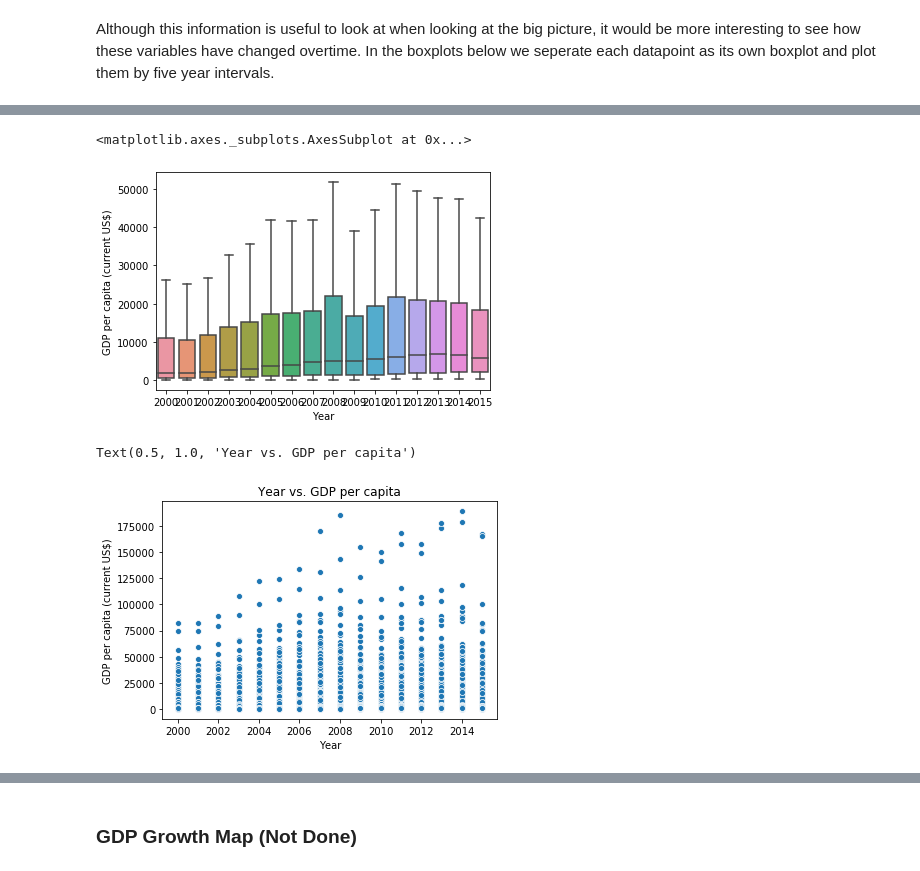
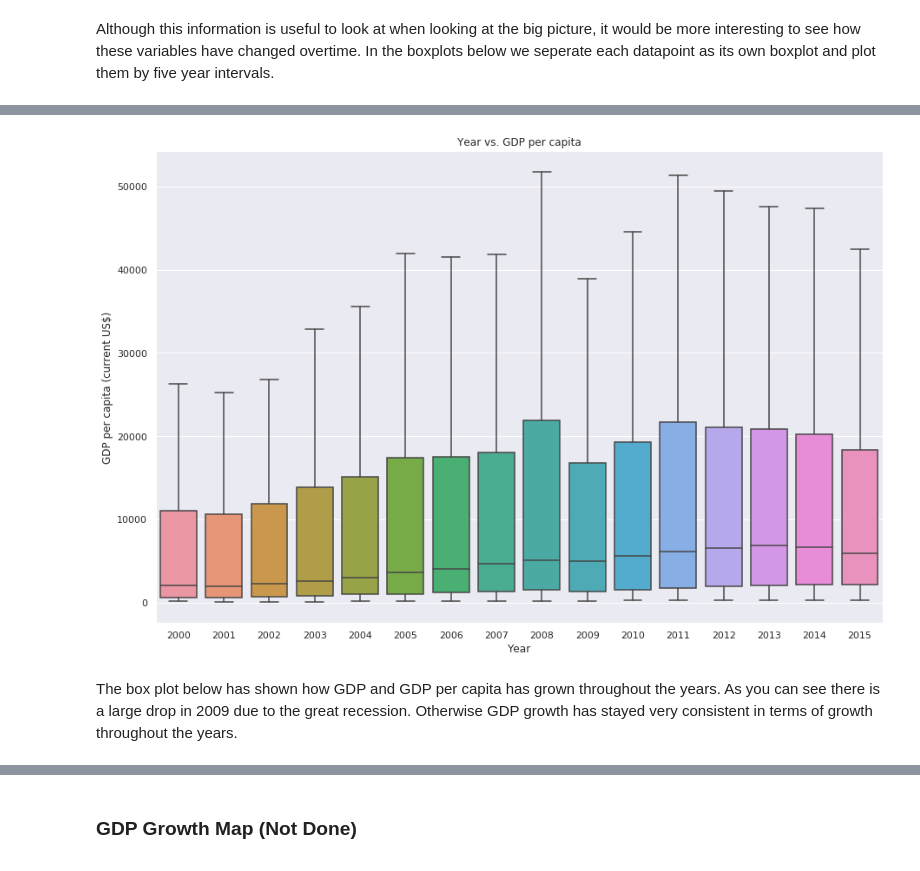
Before and after one commit to thechuster/thechuster.github.io, a Jupyter notebook: FinalProject.ipynb, the cells around one changed output, grey strips where cells are left out. Cells and saved outputs as stored; diff of their text form; code cells hidden in the pictures.

```diff
--- a/FinalProject.ipynb
+++ b/FinalProject.ipynb
@@ -197,6 +197,7 @@ predictionData["Exports of goods and services (current US$)"] = 0.0
 predictionData["Imports of goods and services (current US$)"] = 0.0
 predictionData["Exports of goods and services (% of GDP)"] = 0.0
 predictionData["Imports of goods and services (% of GDP)"] = 0.0
+predictionData["GDP growth (annual %)"] = 0.0
 
 country = "Afghanistan"
 countryCounter = 0
@@ -301,10 +306,10 @@ Although this information is useful to look at when looking at the big picture,
 # %%
-sns.boxplot(x="Year", y="GDP per capita (current US$)", data=predictionData, showfliers=False)
+sns.set(rc={'figure.figsize':(15,10)})
+box = sns.boxplot(x="Year", y="GDP per capita (current US$)", data=predictionData, showfliers=False).set_title("Year vs. GDP per capita")
 # %% [output]
-<matplotlib.axes._subplots.AxesSubplot at 0x...>
-[figure, old version]
+[figure, new version]
 # %%
-sns.scatterplot(x="Year", y="GDP per capita (current US$)", data=predictionData).set_title("Year vs. GDP per capita")
+# sns.set(rc={'figure.figsize':(15,10)})
+# scatter = sns.scatterplot(x="Year", y="GDP per capita (current US$)", data=predictionData).set_title("Year vs. GDP per capita")
-# %% [output]
-Text(0.5, 1.0, 'Year vs. GDP per capita')
-[figure, removed]
+# %% [markdown]
+The box plot below has shown how GDP and GDP per capita has grown throughout the years. As you can see there is a large drop in  2009 due to the great recession. Otherwise GDP growth has stayed very consistent in terms of growth throughout the years.
```
Also changed, not shown: parts of 37 cells of this notebook, 1 other file.
